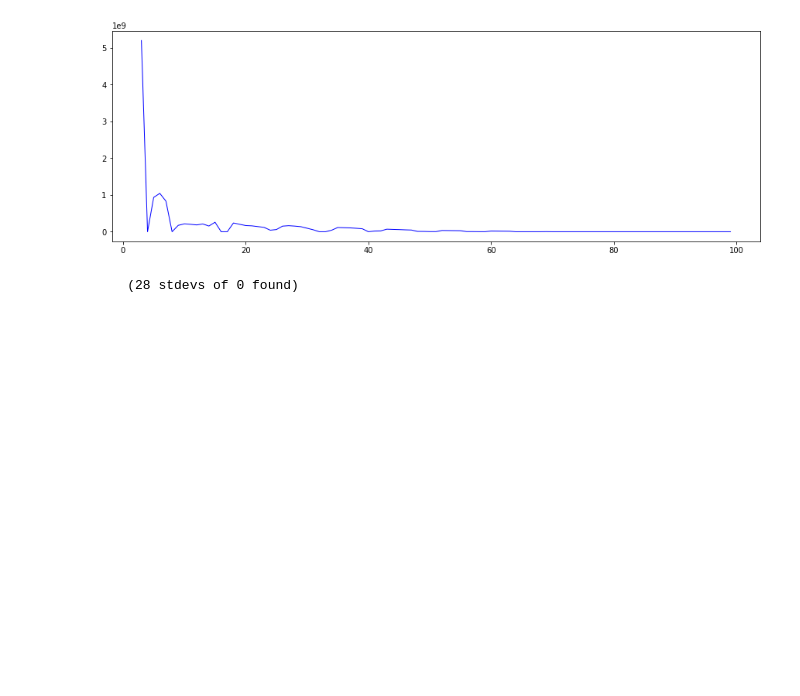
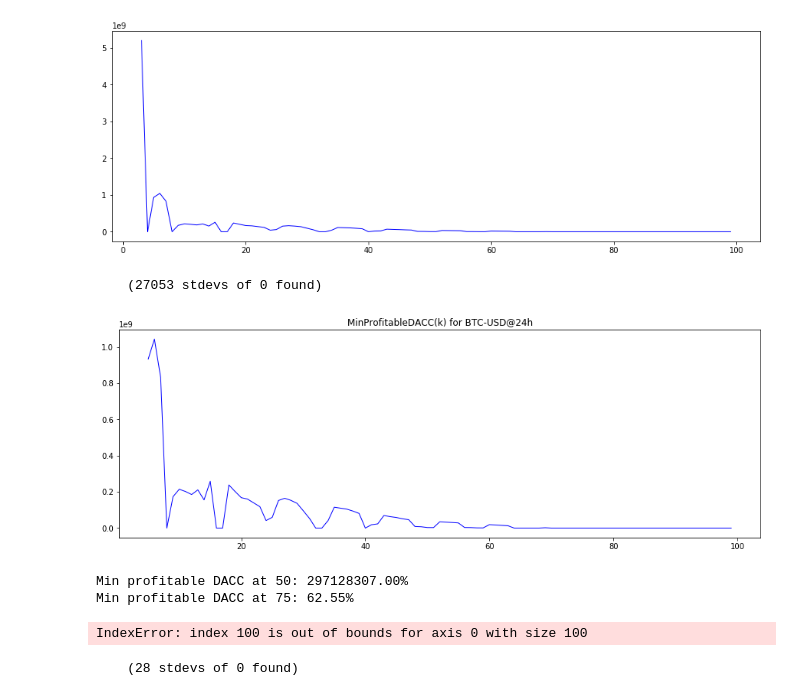
Before and after one commit to NeuronQ/udacity-capstone, a Jupyter notebook: predictive-goals.ipynb, the cells around one changed output. Drawn from its saved outputs; the diff is of its cells as text; code cells hidden in the pictures; blank space fills up the shorter version.

```diff
--- a/predictive-goals.ipynb
+++ b/predictive-goals.ipynb
@@ -240,6 +323,21 @@ plt.plot(xs, min_accs_5m_all[3:], color='b', linewidth=1)
     (27053 stdevs of 0 found)
 [<matplotlib.lines.Line2D at 0x...>]
 [figure]
+# %%
+plot_acc_by_ahead_report(
+    close5m,
+    n_ahead=100,
+    start_at=5,
+    min_eps_ct=0.15,
+    print_at=[50, 75, 100],
+    fig_title='MinProfitableDACC(k) for BTC-USD@24h'
+)
+# %% [output]
+    (27053 stdevs of 0 found)
+[figure, added]
+Min profitable DACC at 50: 297128307.00%
+Min profitable DACC at 75: 62.55%
+IndexError: index 100 is out of bounds for axis 0 with size 100
 # %%
 min_accs_5m_0 = min_acc_by_ahead(close5m[:5000], 300, 0.15)
 xs = np.arange(5, len(min_accs_5m_0))
```
Also changed, not shown: parts of 20 cells of this notebook, 3 other files.
